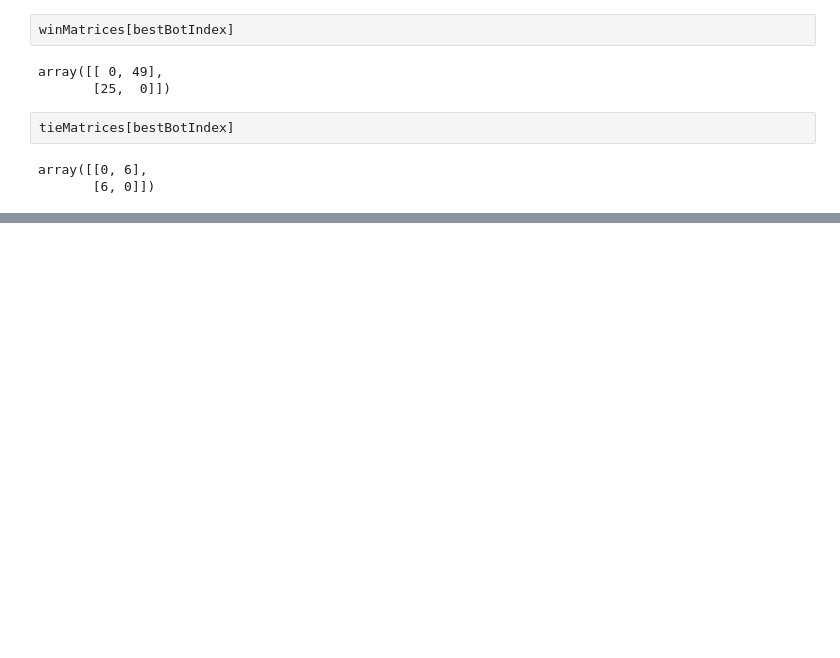
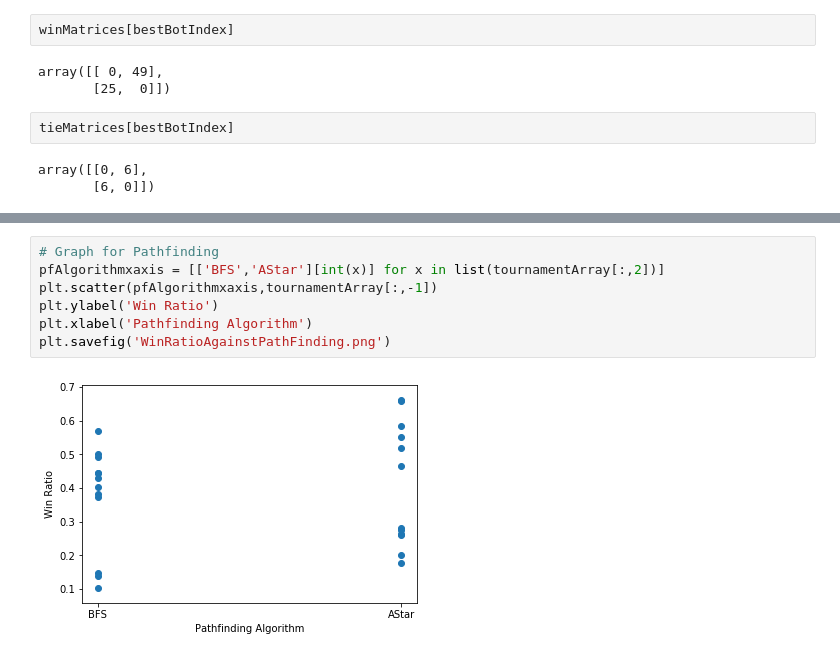
Before and after one commit to mattthelee/MicroRTS-agent, a Jupyter notebook: Code/Analyse Logs.ipynb, the cells around one changed output, grey strips where cells are left out. Cells and saved outputs as stored; diff of their text form; blank space fills up the shorter version.

```diff
--- a/Code/Analyse Logs.ipynb
+++ b/Code/Analyse Logs.ipynb
@@ -182,0 +189,9 @@ array([[0, 6],
+# %%
+# Graph for Pathfinding
+pfAlgorithmxaxis = [['BFS','AStar'][int(x)] for x in list(tournamentArray[:,2])]
+plt.scatter(pfAlgorithmxaxis,tournamentArray[:,-1])
+plt.ylabel('Win Ratio')
+plt.xlabel('Pathfinding Algorithm')
+plt.savefig('WinRatioAgainstPathFinding.png')
+# %% [output]
+[figure, added]
```
Also changed, not shown: parts of 5 cells of this notebook, 12 other files.
